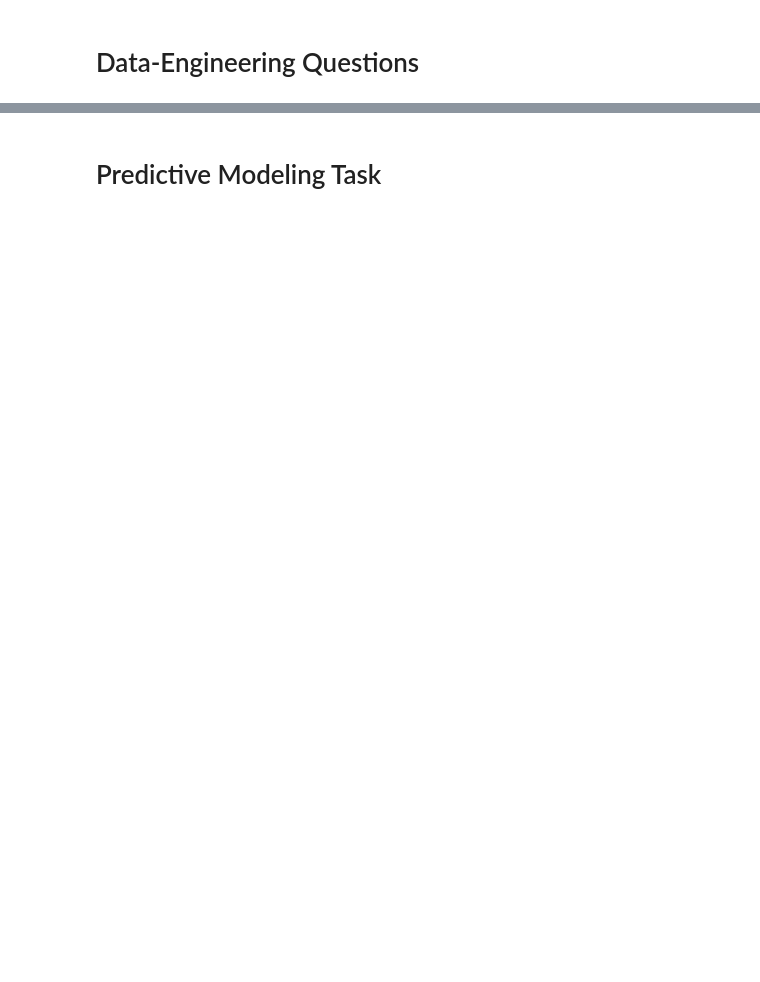
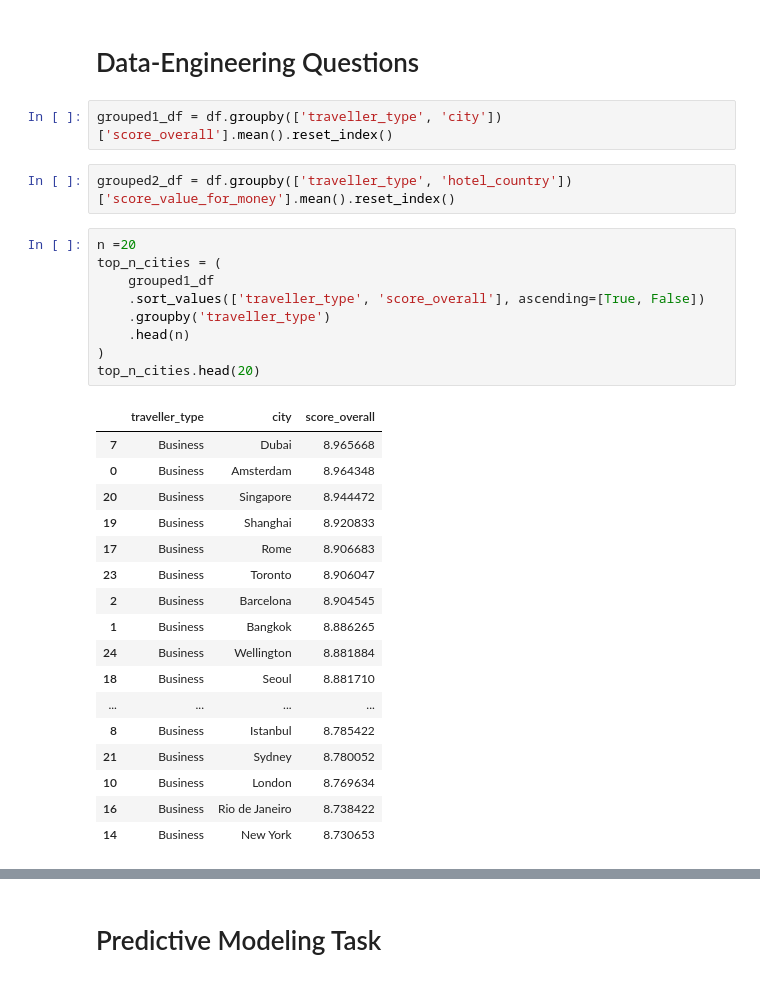
Before and after one commit to Zeyoman1001/ACLProjectHotel-zeiad.sayed-student.guc.edu.eg, a Jupyter notebook: acl-project.ipynb, the cells around one changed output, grey strips where cells are left out. Saved outputs shown, nothing was run; the diff lists cells and outputs as text; blank space fills up the shorter version.

```diff
--- a/acl-project.ipynb
+++ b/acl-project.ipynb
@@ -136,2 +131,33 @@ df.columns.tolist()
 # %% [markdown]
 # Data-Engineering Questions
+# %%
+grouped1_df = df.groupby(['traveller_type', 'city'])['score_overall'].mean().reset_index()
+# %%
+grouped2_df = df.groupby(['traveller_type', 'hotel_country'])['score_value_for_money'].mean().reset_index()
+# %%
+n =20
+top_n_cities = (
+    grouped1_df
+    .sort_values(['traveller_type', 'score_overall'], ascending=[True, False])
+    .groupby('traveller_type')
+    .head(n)
+)
+top_n_cities.head(20)
+# %% [output]
+|  | traveller_type | city | score_overall |
+| 7 | Business | Dubai | 8.965668 |
+| 0 | Business | Amsterdam | 8.964348 |
+| 20 | Business | Singapore | 8.944472 |
+| 19 | Business | Shanghai | 8.920833 |
+| 17 | Business | Rome | 8.906683 |
+| 23 | Business | Toronto | 8.906047 |
+| 2 | Business | Barcelona | 8.904545 |
+| 1 | Business | Bangkok | 8.886265 |
+| 24 | Business | Wellington | 8.881884 |
+| 18 | Business | Seoul | 8.881710 |
+| ... | ... | ... | ... |
+| 8 | Business | Istanbul | 8.785422 |
+| 21 | Business | Sydney | 8.780052 |
+| 10 | Business | London | 8.769634 |
+| 16 | Business | Rio de Janeiro | 8.738422 |
+| 14 | Business | New York | 8.730653 |
```
Also changed, not shown: parts of 16 cells of this notebook.
